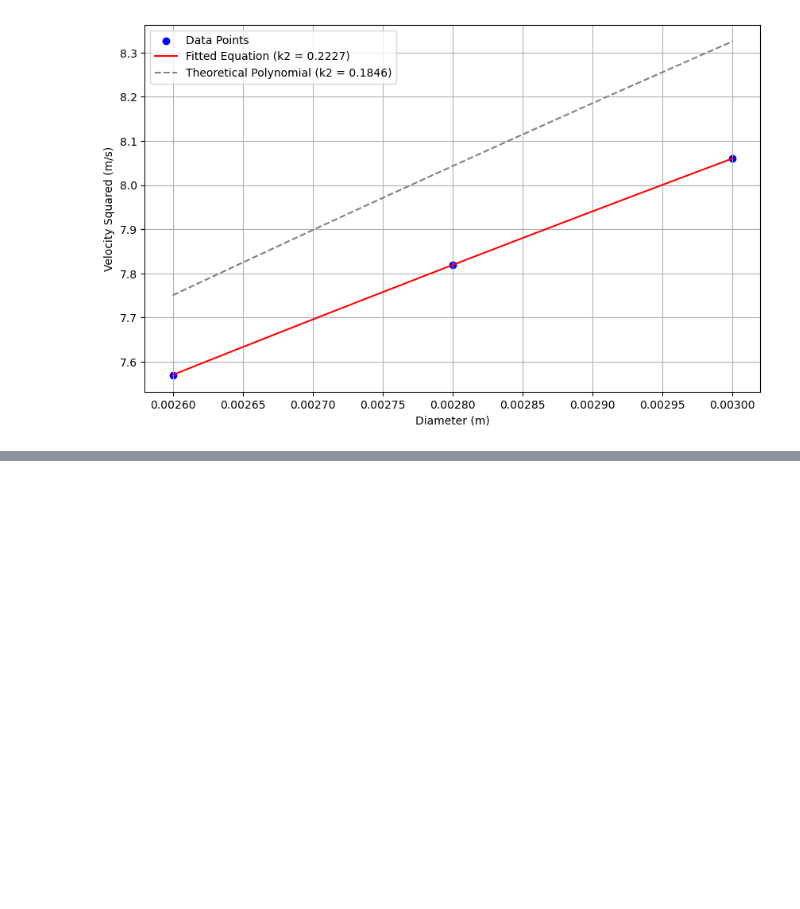
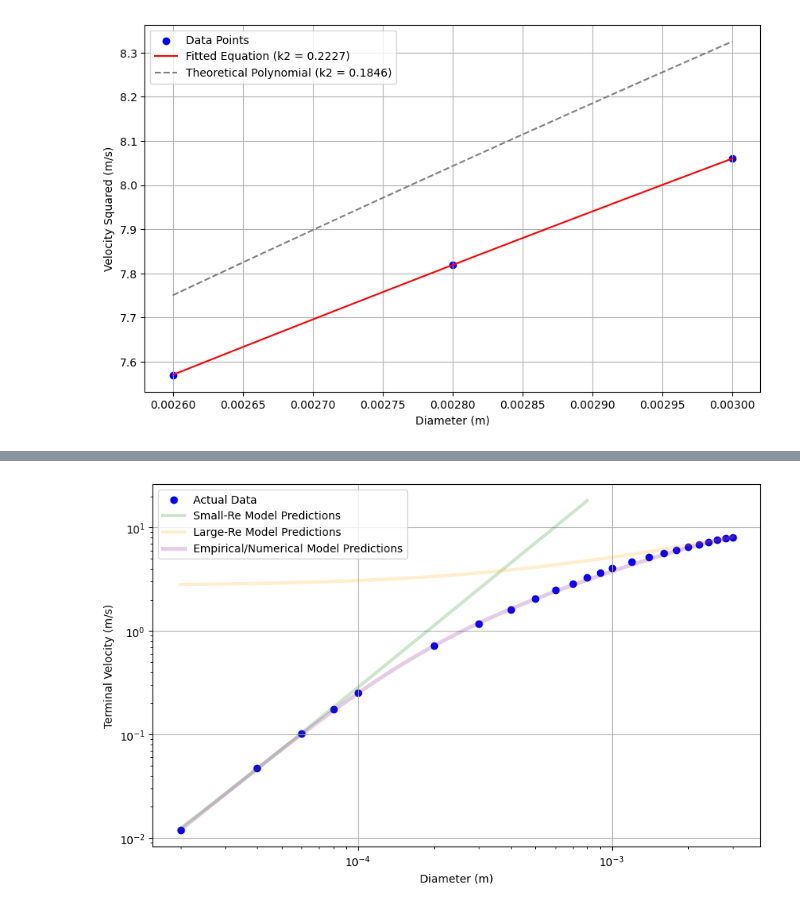
Before and after one commit to ririye01/math4334-MathModelingNotebooks, a Jupyter notebook: projects/p3/p3.ipynb, the cells around one changed output, grey strips where cells are left out. Drawn from its saved outputs; the diff is of its cells as text; code cells hidden in the pictures; blank space fills up the shorter version.

```diff
--- a/projects/p3/p3.ipynb
+++ b/projects/p3/p3.ipynb
@@ -243,0 +375,61 @@ print(f"Large Reynolds Number relative error: {error_large_reynolds}%")
+# %%
+# Small Reynolds number regression (using square of diameter)
+small_Re_data = df.head(3)
+X_small = (small_Re_data['diameter [m]']) ** 2
+y_small = small_Re_data['velocity [m/sec]']
+X_small_reshaped = X_small.values.reshape(-1, 1)
+model1 = LinearRegression()
+model1.fit(X_small_reshaped, y_small)
+
+# Large Reynolds number regression (using square of velocity)
+large_Re_data = df.tail(3)
+X_large = large_Re_data['diameter [m]']
+y_large = (large_Re_data['velocity [m/sec]']) ** 2
+X_large_reshaped = X_large.values.reshape(-1, 1)
+model2 = LinearRegression()
+model2.fit(X_large_reshaped, y_large)
+
+df_small = df[df["diameter [m]"] <= df["diameter [m]"].median()]
+df_large = df[df["Reynolds"] >= df["diameter [m]"].median()]
+
+# Predictions for Small Reynolds numbers
+small_values = np.linspace(df_small["diameter [m]"].min(), df_small["diameter [m]"].max(), 1000)
+small_predictions = model1.predict(small_values.reshape(-1, 1) ** 2)
+
+# Predictions for Large Reynolds numbers
+large_values = np.linspace(df_large["diameter [m]"].min(), df_large["diameter [m]"].max(), 1000)
+large_predictions = np.sqrt(np.abs(model2.predict(large_values.reshape(-1, 1))))
+
+# Empirical predictions across a range of diameters
+diameter_range = np.linspace(df['diameter [m]'].min(), df['diameter [m]'].max(), 1000)
+empirical_predictions = [fsolve(force_balance, 0.1, args=(d, RHO_AIR, RHO_WATER, g))[0] for d in diameter_range]
+
+# Plotting
+plt.figure(figsize=(10, 6))
+
+# Plot the terminal velocity data
+plt.scatter(df['diameter [m]'], df['velocity [m/sec]'], color='blue', label='Actual Data')
+
+# Plot the small-Re predictions
+plt.plot(small_values, small_predictions, color="green", label="Small-Re Model Predictions", lw=3, alpha=0.2)
+
+# Plot the large-Re predictions
+plt.plot(large_values, large_predictions, color="orange", label="Large-Re Model Predictions", lw=3, alpha=0.2)
+
+# Plot the empirical/numerical predictions as a line
+plt.plot(diameter_range, empirical_predictions, color='purple', label='Empirical/Numerical Model Predictions', lw=3.5, alpha=0.2)
+
+# Set log scale for both axes
+plt.xscale('log')
+plt.yscale('log')
+
+# Labeling
+plt.xlabel('Diameter (m)')
+plt.ylabel('Terminal Velocity (m/s)')
+# plt.title('Terminal Velocity vs Diameter (Log/Log Plot)')
+plt.legend()
+plt.grid(True)
+plt.savefig("plots/log-log.png")
+plt.show()
+# %% [output]
+[figure, added]
```
Also changed, not shown: parts of 9 cells of this notebook, 4 other files.
